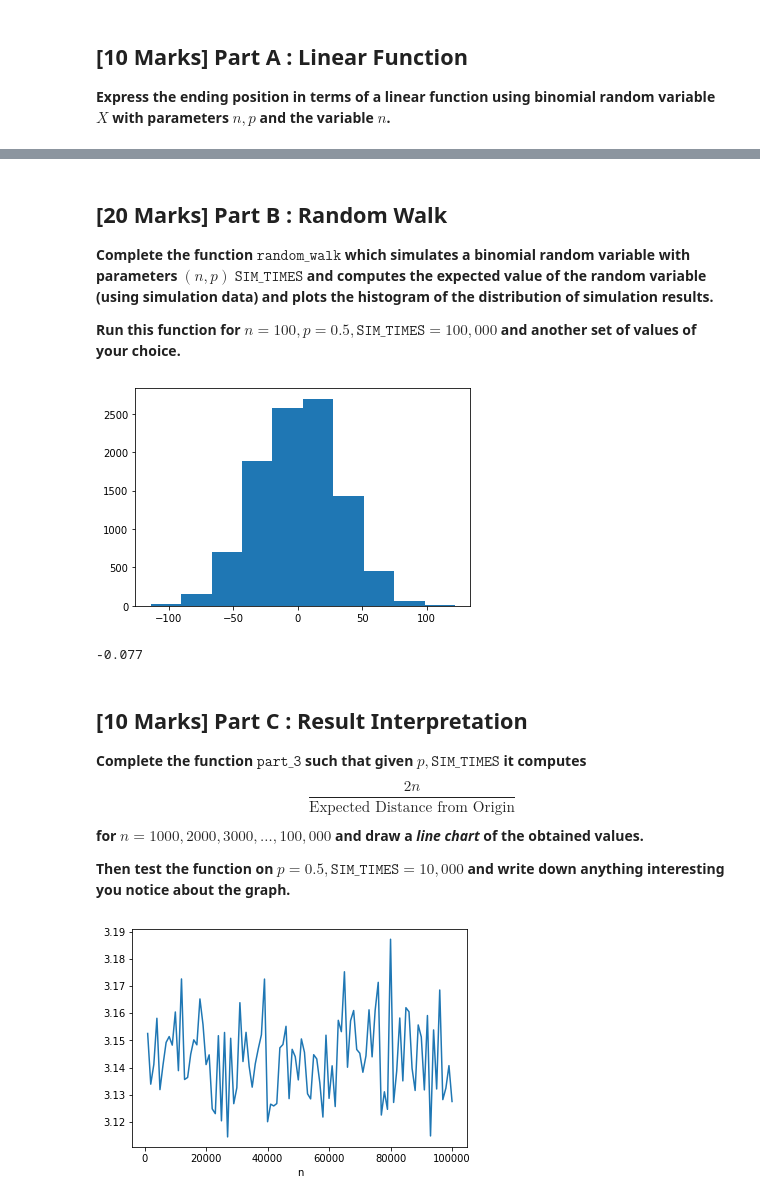
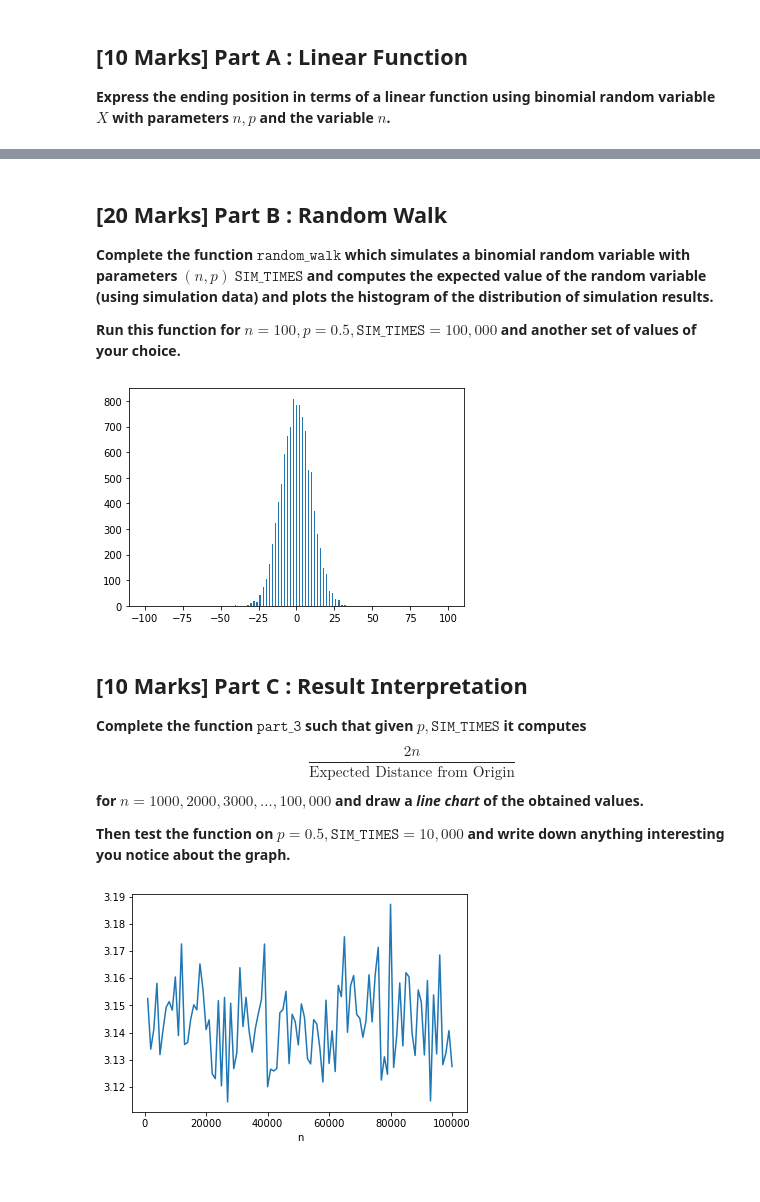
Before and after one commit to mj06879/Probability-and-Statistics-Projects, a Jupyter notebook: 2/Project_2_Student Version.ipynb, the cells around one changed output, grey strips where cells are left out. Drawn from its saved outputs; the diff is of its cells as text; code cells hidden in the pictures.

```diff
--- a/2/Project_2_Student Version.ipynb
+++ b/2/Project_2_Student Version.ipynb
@@ -51,32 +60,40 @@ In this Task, you will be simulating a Drunkard's Walk which has been split into
 # %% [markdown]
 ## [20 Marks] Part B : Random Walk
 
-**Complete the function $\texttt{random_walk}$ which simulates a binomial random variable with parameters $(n,p)$ $\texttt{SIM_TIMES}$ and computes the expected value of the random variable (using simulation data) and plots the histogram of the distribution of simulation results.**
+**Complete the function $\texttt{random\_walk}$ which simulates a binomial random variable with parameters $(n,p)$ $\texttt{SIM\_TIMES}$ and computes the expected value of the random variable (using simulation data) and plots the histogram of the distribution of simulation results.**
 
-**Run this function for $n=100,p=0.5,\texttt{SIM_TIMES}=100,000$ and another set of values of your choice.**
+**Run this function for $n=100,p=0.5,\texttt{SIM\_TIMES}=100,000$ and another set of values of your choice.**
 # %%
-def random_walk(n,p,SIM_TIMES):
-  # TODO: Complete the function
+def random_walk(n, p, SIM_TIMES):
+    # TODO: Complete the function
+    walk = {i: 0 for i in range(-n, n + 1)}
 
-  #compute the binomial random variable using the given parameters and the above defined function
+    while SIM_TIMES:
+        position = 0
+        itteration = 0
+        while itteration < n:
+            itteration += 1
+            position += np.random.choice([1, -1], p=[p, 1 - p])
+        walk[position] = walk.get(position, 0) + 1
+        SIM_TIMES -= 1
+    # compute the binomial random variable using the given parameters and the above defined function
 
 
-  #draw the histogram
+    # draw the histograms
+    plt.bar(x=list(range(-n, n + 1)), height=walk.values())
+    plt.plot()
+
+    # return the mean
 
 
-  #return the mean
-
-  pass
-
-random_walk(1000,0.5,10000)
+random_walk(100, 0.5, 10000)
 # %% [output]
-[figure, old version]
+[figure, new version]
--0.077
 # %% [markdown]
 ## [10 Marks] Part C : Result Interpretation
 
-**Complete the function $\texttt{part_3}$ such that given $p,\texttt{SIM_TIMES}$ it computes $$\frac{2n}{\text{Expected Distance from Origin}}$$ for $n=1000,2000,3000,\dots,100,000$
+**Complete the function $\texttt{part\_3}$ such that given $p,\texttt{SIM\_TIMES}$ it computes $$\frac{2n}{\text{Expected Distance from Origin}}$$ for $n=1000,2000,3000,\dots,100,000$
 and draw a _line chart_ of the obtained values.**
 
-**Then test the function on $p=0.5,\texttt{SIM_TIMES} =10,000$ and write down anything interesting you notice about the graph.**
+**Then test the function on $p=0.5,\texttt{SIM\_TIMES} =10,000$ and write down anything interesting you notice about the graph.**
 # %%
```
Also changed, not shown: parts of 27 cells of this notebook, 1 other file.
